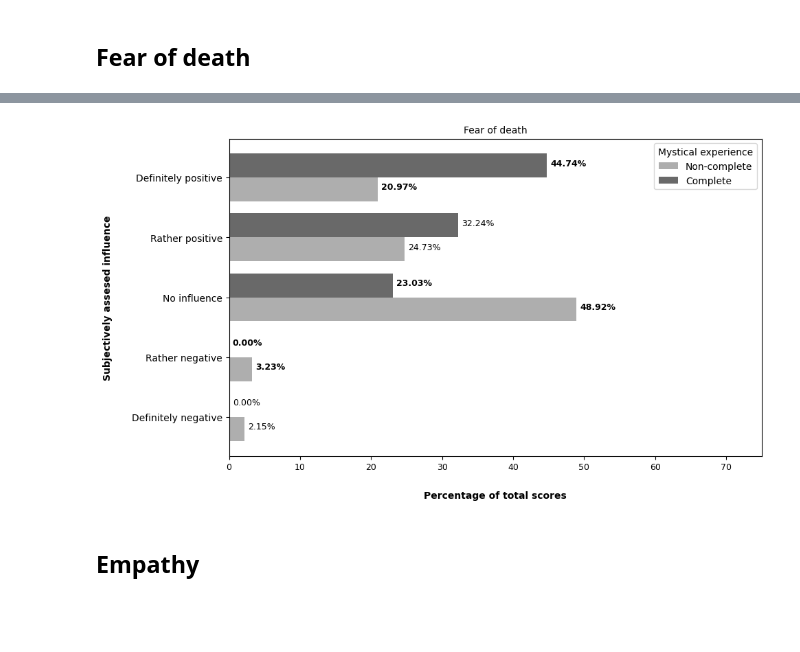
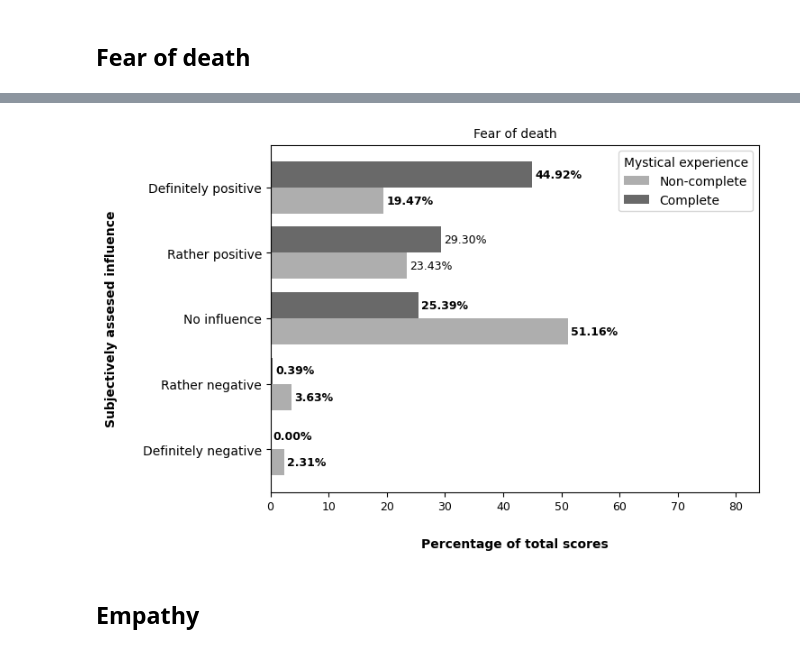
Before and after one commit to michal-owsiak/swps-university-research-part-II, a Jupyter notebook: linguistic_analysis.ipynb, the cells around one changed output, grey strips where cells are left out. Cells and saved outputs as stored; diff of their text form; code cells hidden in the pictures; blank space fills up the shorter version.

```diff
--- a/linguistic_analysis.ipynb
+++ b/linguistic_analysis.ipynb
@@ -461,8 +465,4 @@ for i in range(0, len(descriptions_complete), batch_size):
 
 total_results = len(sentiment_results_complete)
 print(f"\nNumber of chunks analyzed: {total_results}\n")
-
-for idx, result in enumerate(sentiment_results_complete[:10]):
-    print(f"Chunk {idx + 1}: {descriptions_complete[idx]}")
-    print(f"Emotion: {result["label"]}\nScore: {result["score"]:.3f}\n")
 # %% [output]
@@ -713,0 +746,26 @@ Figure 6. Bar plot illustrating the results of emotional sentiment analysis for
+# %%
+fisher_results = []
+
+for category in categories:
+    observed = [
+        [
+            scores_complete_dict[category],
+            scores_non_complete_dict[category]
+        ],
+        [
+            100 - scores_complete_dict[category],
+            100 - scores_non_complete_dict[category]
+        ]
+    ]
+
+    oddsratio, p_value = fisher_exact(observed)
+
+    fisher_results.append({
+        "Category": category,
+        "Odds ratio": f"{oddsratio:.2f}",
+        "p-value": f"{p_value:.3f}"
+    })
+
+fisher_results_df = pd.DataFrame(fisher_results)
+
+fisher_results_df
@@ -764,7 +820,7 @@ Figure 7. Bar plot showing the proportions of positive, negative, and neutral se
 # %% [markdown]
 # **Participants' subjective assesment of the influence of the experience**
 # %%
-influence_columns = [col for col in df_english.columns if col.startswith("influence")]
+influence_columns = [col for col in df.columns if col.startswith("influence")]
 
 replacement_mapping = {
     1: "Definitely positive",
@@ -774,12 +830,12 @@ replacement_mapping = {
     5: "Definitely negative"
 }
 
-df_english[influence_columns] = df_english[influence_columns].replace(replacement_mapping)
+df[influence_columns] = df[influence_columns].replace(replacement_mapping)
 # %% [markdown]
 ## **Fear of death**
 # %%
-filtered_df_complete = df_english[df_english["MEQ_complete"] == 1]
-filtered_df_non_complete = df_english[df_english["MEQ_complete"] == 0]
+filtered_df_complete = df[df["MEQ_complete"] == 1]
+filtered_df_non_complete = df[df["MEQ_complete"] == 0]
 
 index = ["Definitely negative", "Rather negative", "No influence", "Rather positive", "Definitely positive"]
 
@@ -829,37 +885,38 @@ fisher_results_df["p-value"] = pd.to_numeric(fisher_results_df["p-value"])
 significant_categories = fisher_results_df[fisher_results_df["p-value"] < 0.05]["Category"].tolist()
 
 df_percentages = pd.DataFrame({
     "Non-complete": non_complete_percentages,
     "Complete": complete_percentages
 })
 
-fig, ax = plt.subplots(figsize=(10, 6))
+fig, ax = plt.subplots(figsize=(7, 5))
 bars = df_percentages.plot(kind="barh", ax=ax, width=0.8, color=["#AEAEAE", "#696969"])
 
 for container in bars.containers:
     for bar in container:
         category = df_percentages.index[container.index(bar)]
         label = f"{bar.get_width():.2f}%"
         label_style = {"fontweight": "bold"} if category in significant_categories else {"fontweight": "normal"}
         ax.text(
             bar.get_width() + 0.5,
             bar.get_y() + bar.get_height() / 2,
             label,
             fontweight=label_style["fontweight"],
-            fontsize=9
+            fontsize=9,
+            va="center"
         )
 
 plt.title("Fear of death", fontsize=10)
 plt.xlabel("Percentage of total scores", fontweight="bold", fontsize=10, labelpad=20)
 plt.ylabel("Subjectively assesed influence", fontweight="bold", fontsize=10, labelpad=20)
 plt.legend(title="Mystical experience")
 plt.yticks(fontsize=10)
 plt.xticks(fontsize=9)
-plt.xlim(0, 75)
+plt.xlim(0, 84)
 
 plt.show()
 # %% [output]
-[figure, old version]
+[figure, new version]
 # %% [markdown]
 ## **Empathy**
 # %%
```
Also changed, not shown: parts of 26 cells of this notebook.
